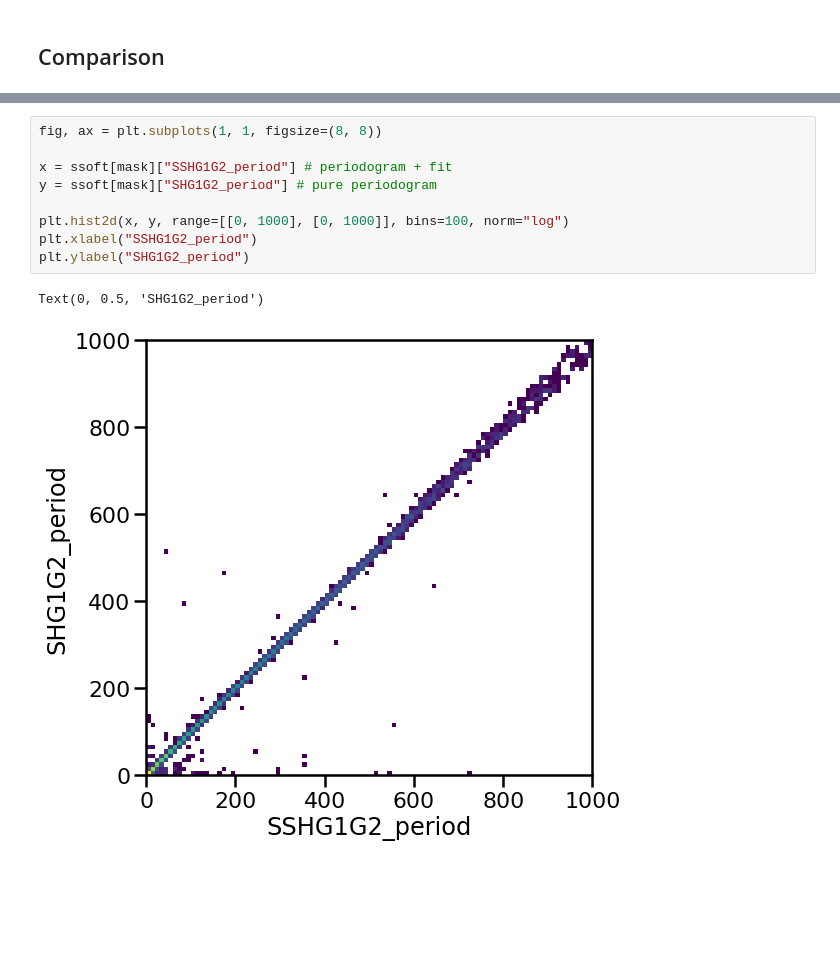
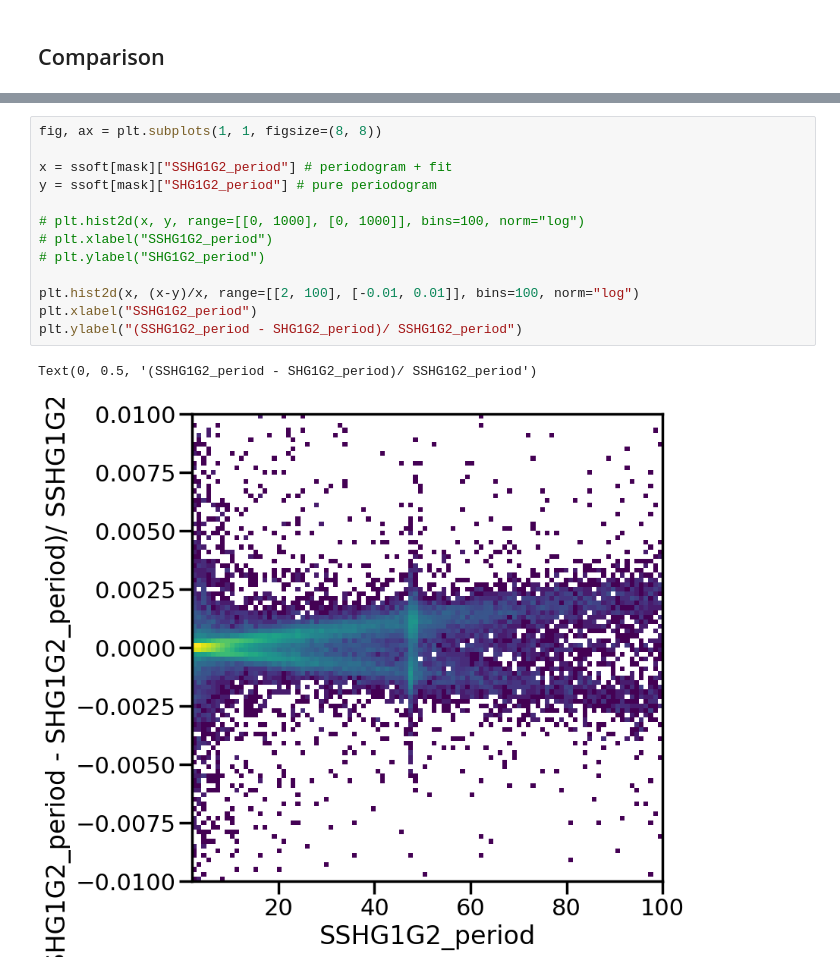
Before and after one commit to astrolabsoftware/fink-spins, a Jupyter notebook: notebooks/periods/spin_SSHG1G2.ipynb, the cells around one changed output, grey strips where cells are left out. Drawn from its saved outputs; the diff is of its cells as text; blank space fills up the shorter version.

```diff
--- a/notebooks/periods/spin_SSHG1G2.ipynb
+++ b/notebooks/periods/spin_SSHG1G2.ipynb
@@ -106,15 +106,19 @@ for fields in all_fields:
 # %%
 fig, ax = plt.subplots(1, 1, figsize=(8, 8))
 
 x = ssoft[mask]["SSHG1G2_period"] # periodogram + fit
 y = ssoft[mask]["SHG1G2_period"] # pure periodogram
 
-plt.hist2d(x, y, range=[[0, 1000], [0, 1000]], bins=100, norm="log")
+# plt.hist2d(x, y, range=[[0, 1000], [0, 1000]], bins=100, norm="log")
+# plt.xlabel("SSHG1G2_period")
+# plt.ylabel("SHG1G2_period")
+
+plt.hist2d(x, (x-y)/x, range=[[2, 100], [-0.01, 0.01]], bins=100, norm="log")
 plt.xlabel("SSHG1G2_period")
-plt.ylabel("SHG1G2_period")
+plt.ylabel("(SSHG1G2_period - SHG1G2_period)/ SSHG1G2_period")
 # %% [output]
-Text(0, 0.5, 'SHG1G2_period')
+Text(0, 0.5, '(SSHG1G2_period - SHG1G2_period)/ SSHG1G2_period')
-[figure, old version]
+[figure, new version]
 # %%
 ssoft[mask].groupby("SSHG1G2_combination").count()
 # %% [output]
```
Also changed, not shown: parts of 4 cells of this notebook.
